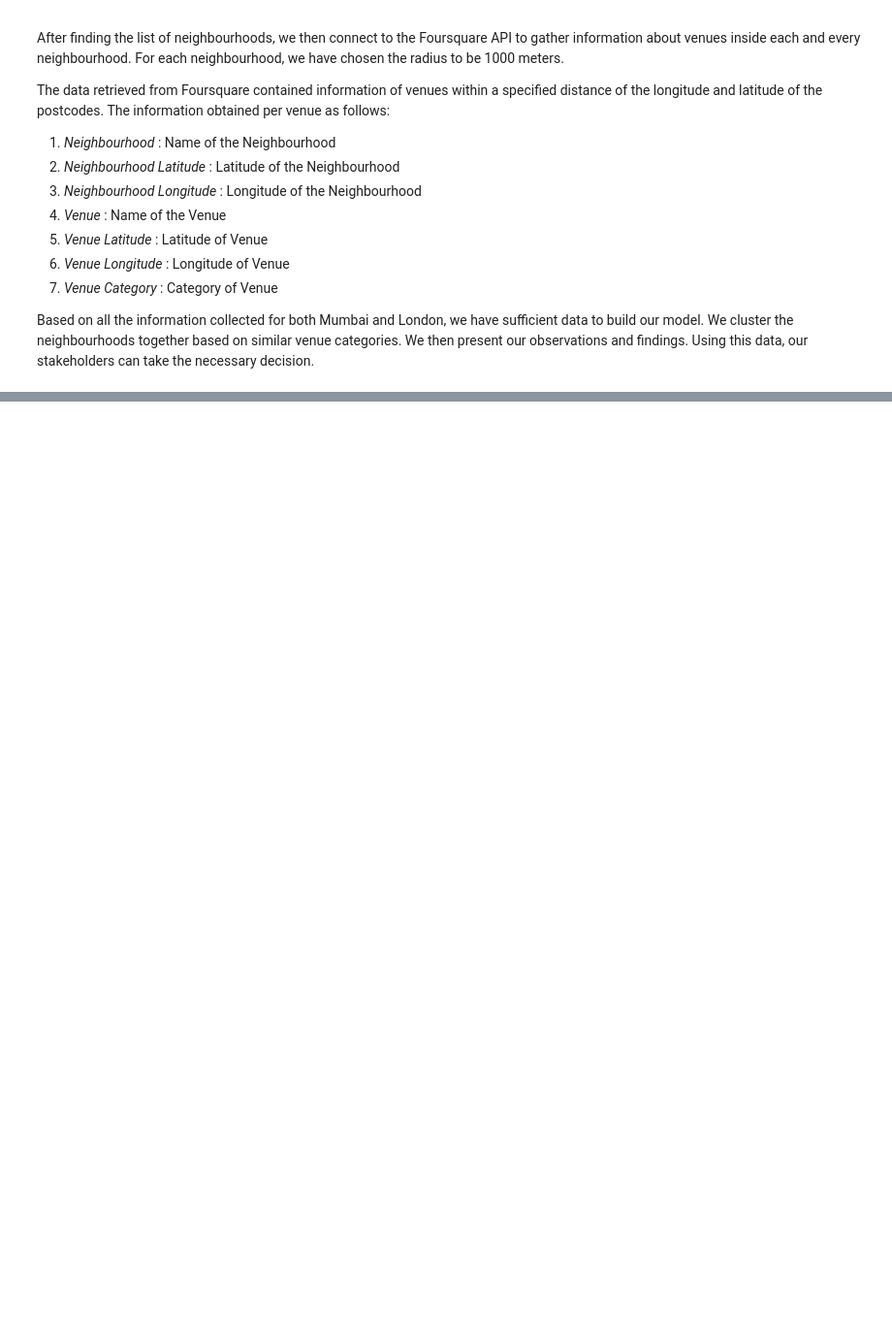
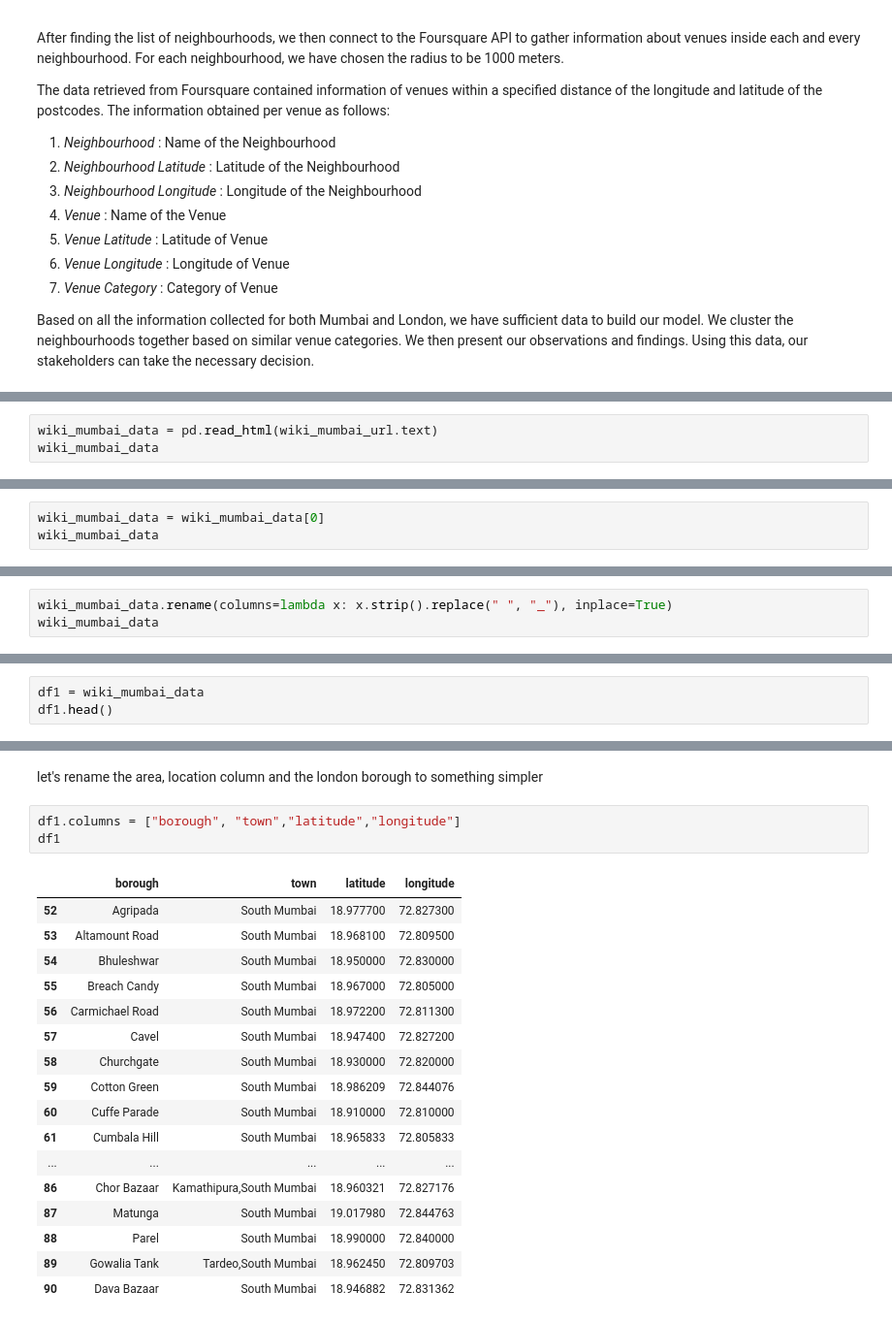
Before and after one commit to amanattar/A-Tale-of-Two-Cities, a Jupyter notebook: Tale_of_Two_Cities_Data_Science_Project.ipynb, the cells around one changed output, grey strips where cells are left out. Shown at 97% size. Drawn from its saved outputs; the diff is of its cells as text; blank space fills up the shorter version.

```diff
--- a/Tale_of_Two_Cities_Data_Science_Project.ipynb
+++ b/Tale_of_Two_Cities_Data_Science_Project.ipynb
@@ -76,0 +111,3 @@ Based on all the information collected for both Mumbai and London, we have suffi
+# %%
+wiki_mumbai_data = pd.read_html(wiki_mumbai_url.text)
+wiki_mumbai_data
@@ -76,0 +131,3 @@ Based on all the information collected for both Mumbai and London, we have suffi
+# %%
+wiki_mumbai_data = wiki_mumbai_data[0]
+wiki_mumbai_data
@@ -76,0 +152,3 @@ Based on all the information collected for both Mumbai and London, we have suffi
+# %%
+wiki_mumbai_data.rename(columns=lambda x: x.strip().replace(" ", "_"), inplace=True)
+wiki_mumbai_data
@@ -76,0 +173,3 @@ Based on all the information collected for both Mumbai and London, we have suffi
+# %%
+df1 = wiki_mumbai_data
+df1.head()
@@ -76,0 +183,23 @@ Based on all the information collected for both Mumbai and London, we have suffi
+# %% [markdown]
+let's rename the area, location column and the london borough to something simpler
+# %%
+df1.columns = ["borough", "town","latitude","longitude"]
+df1
+# %% [output]
+|  | borough | town | latitude | longitude |
+| 52 | Agripada | South Mumbai | 18.977700 | 72.827300 |
+| 53 | Altamount Road | South Mumbai | 18.968100 | 72.809500 |
+| 54 | Bhuleshwar | South Mumbai | 18.950000 | 72.830000 |
+| 55 | Breach Candy | South Mumbai | 18.967000 | 72.805000 |
+| 56 | Carmichael Road | South Mumbai | 18.972200 | 72.811300 |
+| 57 | Cavel | South Mumbai | 18.947400 | 72.827200 |
+| 58 | Churchgate | South Mumbai | 18.930000 | 72.820000 |
+| 59 | Cotton Green | South Mumbai | 18.986209 | 72.844076 |
+| 60 | Cuffe Parade | South Mumbai | 18.910000 | 72.810000 |
+| 61 | Cumbala Hill | South Mumbai | 18.965833 | 72.805833 |
+| ... | ... | ... | ... | ... |
+| 86 | Chor Bazaar | Kamathipura,South Mumbai | 18.960321 | 72.827176 |
+| 87 | Matunga | South Mumbai | 19.017980 | 72.844763 |
+| 88 | Parel | South Mumbai | 18.990000 | 72.840000 |
+| 89 | Gowalia Tank | Tardeo,South Mumbai | 18.962450 | 72.809703 |
+| 90 | Dava Bazaar | South Mumbai | 18.946882 | 72.831362 |
```
Also changed, not shown: parts of 65 cells of this notebook.
